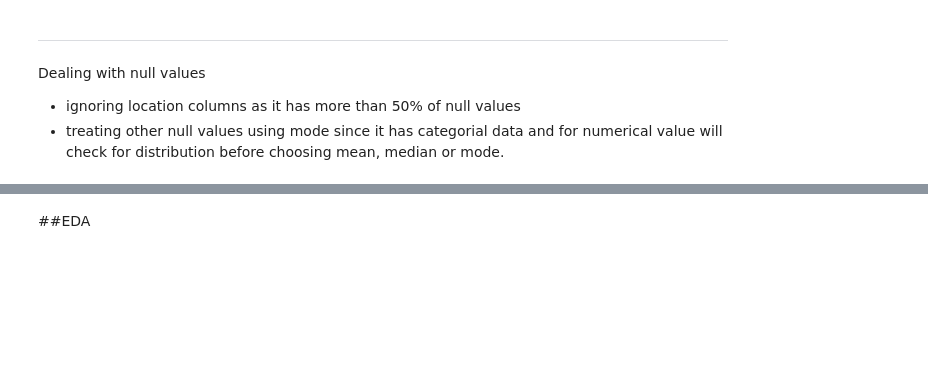
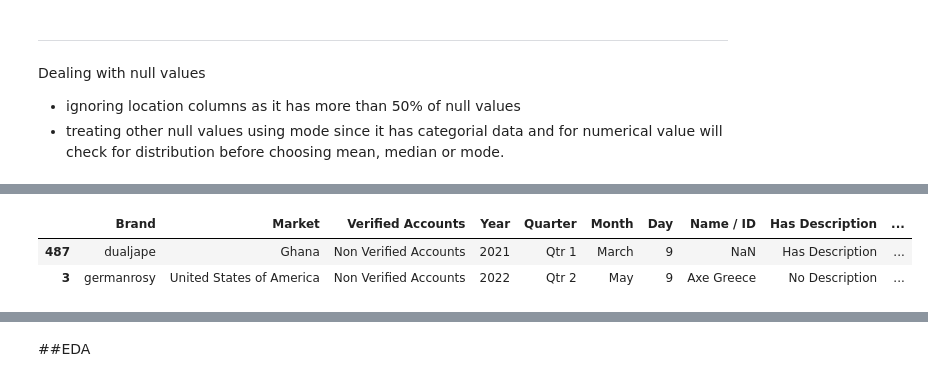
Before and after one commit to abhinav4201/Data-Analysis-EDA, a Jupyter notebook: Uptitude_Technical_Test.ipynb, the cells around one changed output, grey strips where cells are left out. Drawn from its saved outputs; the diff is of its cells as text; code cells hidden in the pictures; blank space fills up the shorter version.

```diff
--- a/Uptitude_Technical_Test.ipynb
+++ b/Uptitude_Technical_Test.ipynb
@@ -367,2 +413,8 @@ Dealing with null values
 # %%
-#dropping location other columns which might not be much useful for analysis because of repeatition or not showing variation
+#dropping location other columns which might not be much useful for analysis because of not showing variation
+twt_df = tweet_df.drop(columns =['Location','Platform','URL','Verified'], axis = 1)
+twt_df.sample(2)
+# %% [output]
+|  | Brand | Market | Verified Accounts | Year | Quarter | Month | Day | Name / ID | Has Description | ... |
+| 487 | dualjape | Ghana | Non Verified Accounts | 2021 | Qtr 1 | March | 9 | NaN | Has Description | ... |
+| 3 | germanrosy | United States of America | Non Verified Accounts | 2022 | Qtr 2 | May | 9 | Axe Greece | No Description | ... |
```
Also changed, not shown: parts of 3 cells of this notebook.
